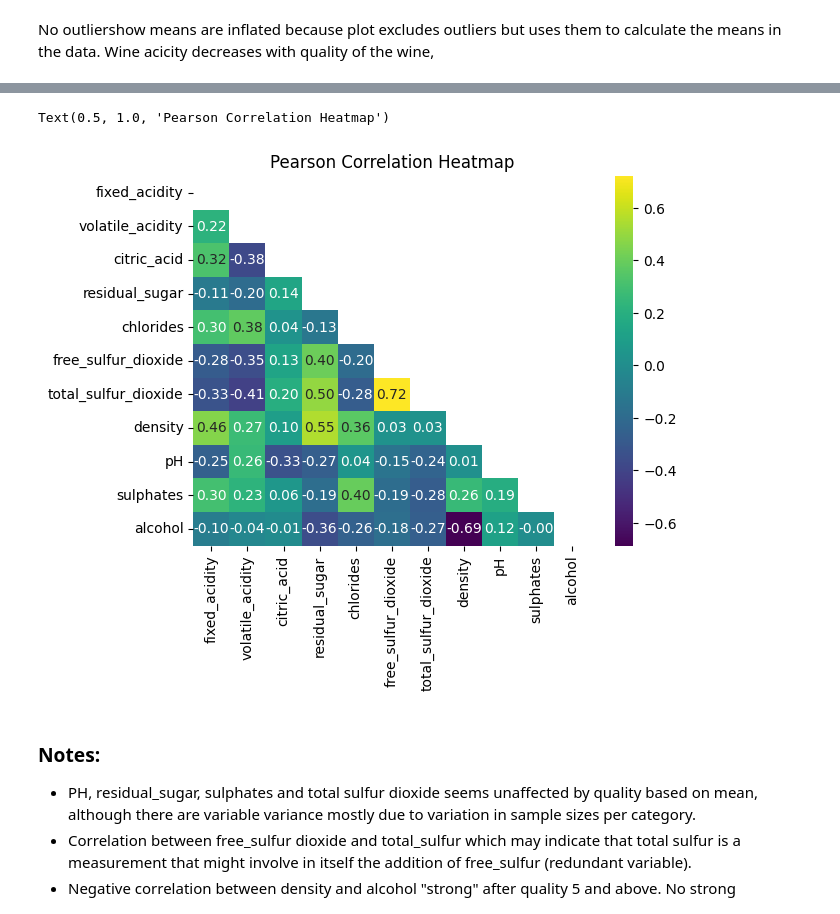
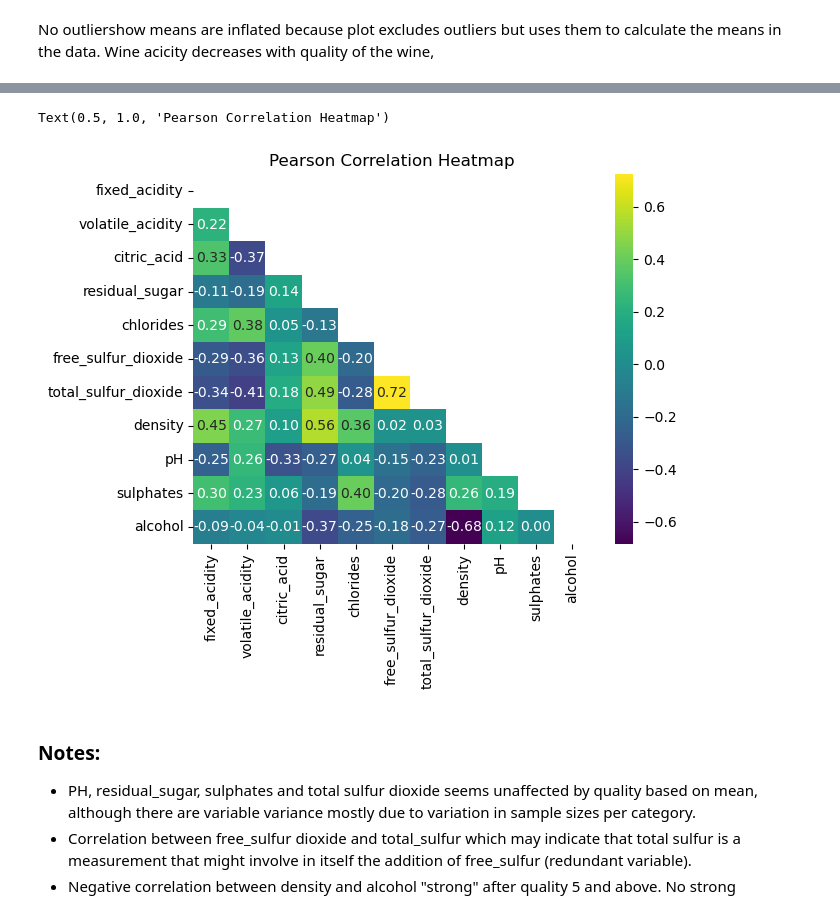
Before and after one commit to dlebron12/Statistics, a Jupyter notebook: Projects/WineDataSet/Analysis.ipynb, the cells around one changed output, grey strips where cells are left out. Drawn from its saved outputs; the diff is of its cells as text; code cells hidden in the pictures.

```diff
--- a/Projects/WineDataSet/Analysis.ipynb
+++ b/Projects/WineDataSet/Analysis.ipynb
@@ -222,12 +212,12 @@ plt.show()
 # %%
 import numpy as np
 
-sns.heatmap(X.corr(), annot = True, mask = np.triu(X.corr()),
+sns.heatmap(X_train.corr(), annot = True, mask = np.triu(X_train.corr()),
             cmap='viridis', fmt='.2f')
 plt.title('Pearson Correlation Heatmap')
 # %% [output]
 Text(0.5, 1.0, 'Pearson Correlation Heatmap')
-[figure, old version]
+[figure, new version]
 # %% [markdown]
 ### Notes:
 
```
Also changed, not shown: parts of 42 cells of this notebook, 13 other files.
